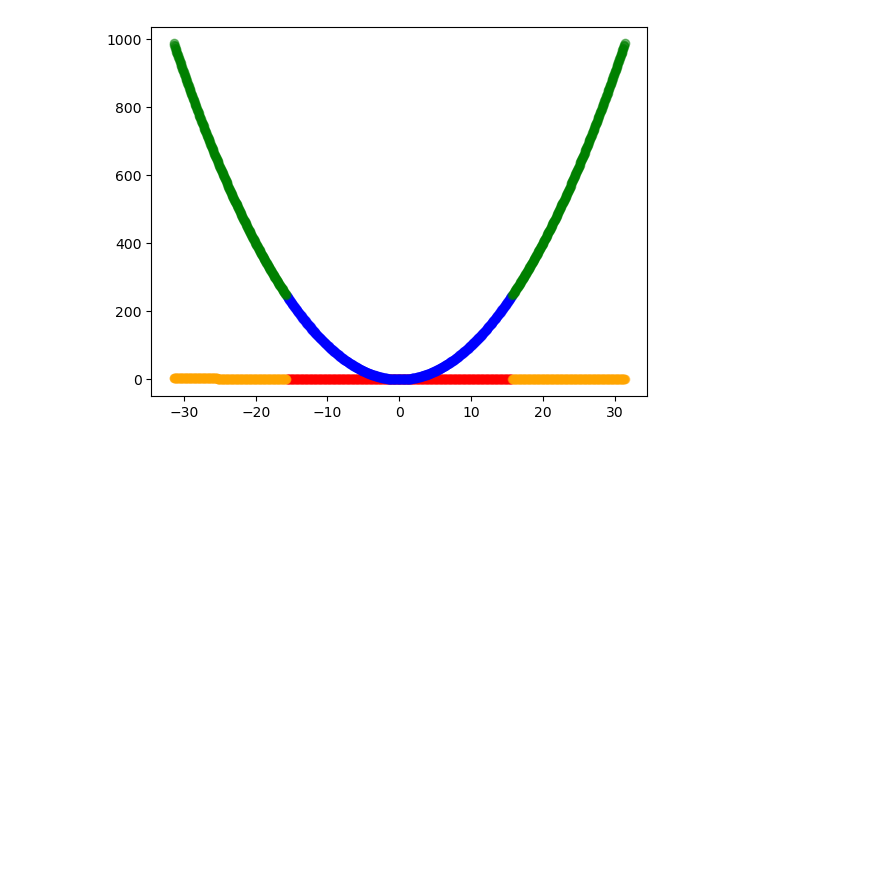
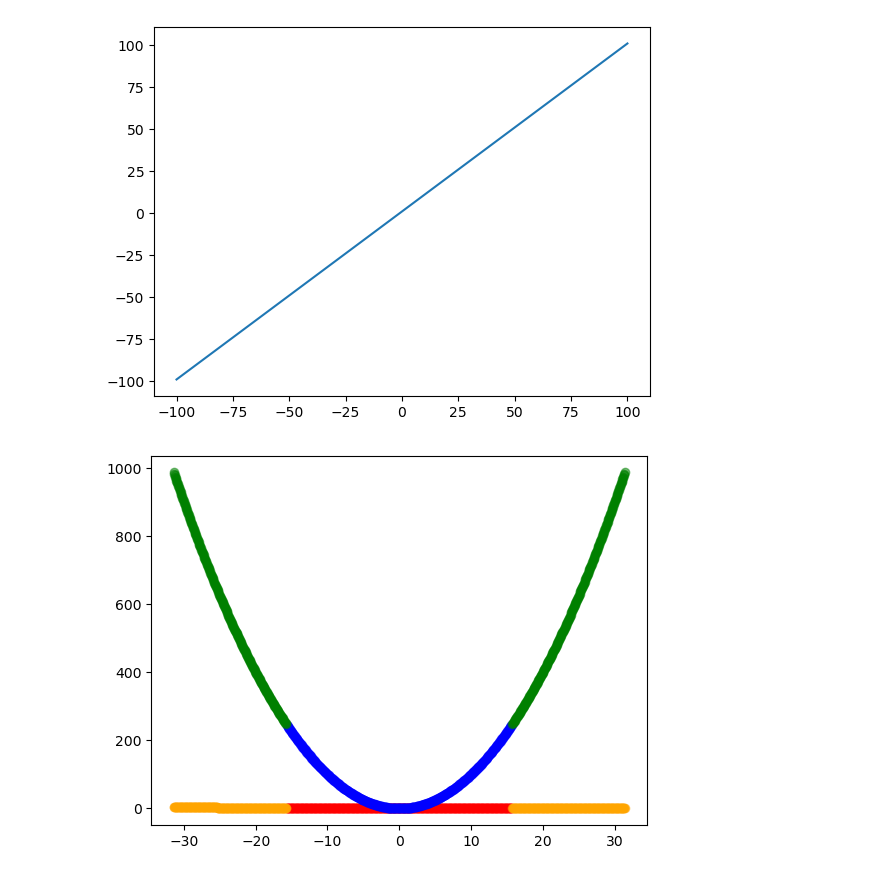
Before and after one commit to codec-lab/LQR_Research, a Jupyter notebook: Proof_Of_Concept/Gif_Model_Test_1D.ipynb, the cells around one changed output. Cells and saved outputs as stored; diff of their text form; code cells hidden in the pictures; blank space fills up the shorter version.

Commit message:
Began Work on Mountain Car

```diff
--- a/Proof_Of_Concept/Gif_Model_Test.ipynb
+++ b/Proof_Of_Concept/Gif_Model_Test_1D.ipynb
@@ -34,6 +39,24 @@ def get_gif(embed_dim, num_epochs, file_name, function_list):
 # %%
 for function in test_functions:
     get_gif(512, 100, function[0], [function[1]])
+# %%
+def mountain_car_transition(x,v): #try plugged in x's and v's
+    force = 0.5
+    power = 0.0015
+    v_ =  v + force * power - 0.0025 * torch.cos(3 * x)
+    x = x + v_
+    return x
+# %%
+#plot mount_car_transition on linspace
+x = torch.linspace(-100, 100, 10000)
+y = []
+for i in x:
+    y.append(mountain_car_transition(i, 1))
+y = torch.tensor(y)
+plt.plot(x, y)
+plt.show()
+# %% [output]
+[figure, added]
 # %%
 get_gif(512,100, "x cubed", [square_function])
 # %%
```
Also changed, not shown: parts of 1 cell of this notebook, 27 other files.
